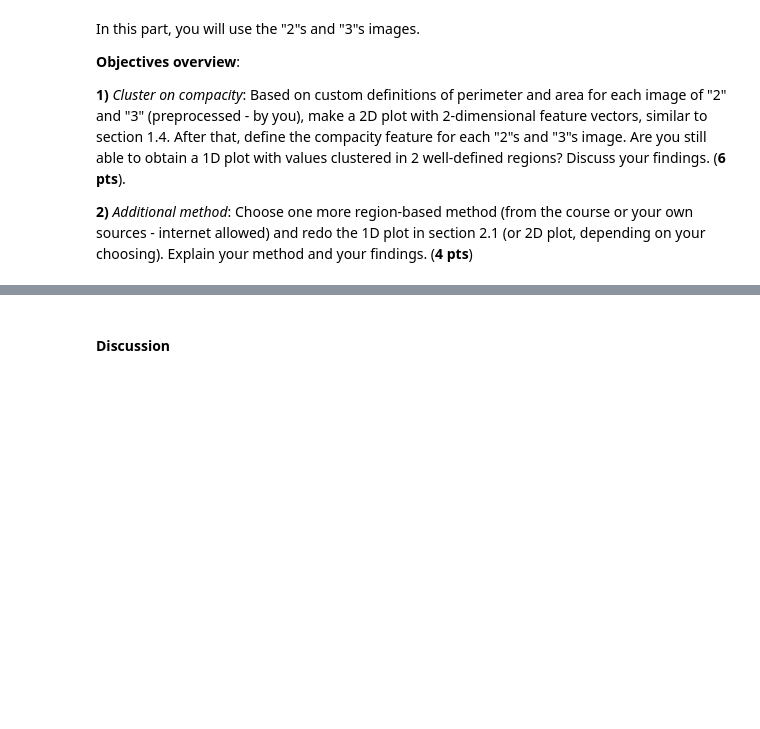
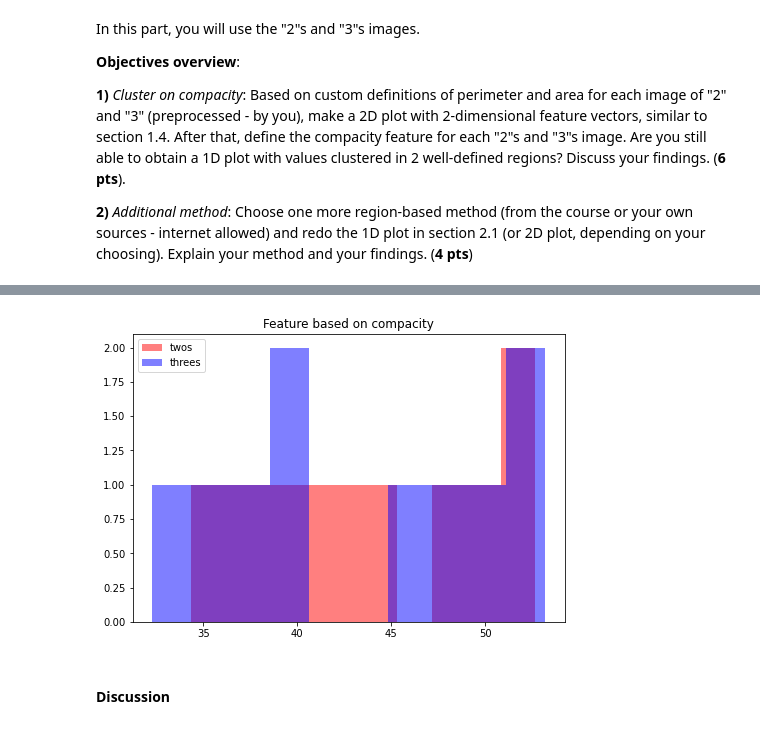
Before and after one commit to tobiasforest/iapr, a Jupyter notebook: labs/lab_02_object_description.ipynb, the cells around one changed output, grey strips where cells are left out. Saved outputs shown, nothing was run; the diff lists cells and outputs as text; code cells hidden in the pictures; blank space fills up the shorter version.

```diff
--- a/labs/lab_02_object_description.ipynb
+++ b/labs/lab_02_object_description.ipynb
@@ -492,3 +533,17 @@ plt.show()
+# %%
+# TODO: Make the 1D plot of the compacity
+twos_f3 = [compute_compacity(im) for im in twos]
+threes_f3 = [compute_compacity(im) for im in threes]
+
+fig = plt.figure()
+ax = fig.add_axes([0,0,1,1])
+ax.hist(twos_f3, color='r', label='twos',alpha = 0.5)
+ax.hist(threes_f3, color='b', label='threes', alpha=0.5)
+ax.legend(loc='best')
+plt.title("Feature based on compacity")
+plt.show()
+# %% [output]
+[figure, added]
 # %% [markdown]
 ####  Discussion
 # %% [markdown]
```
Also changed, not shown: parts of 8 cells of this notebook.
